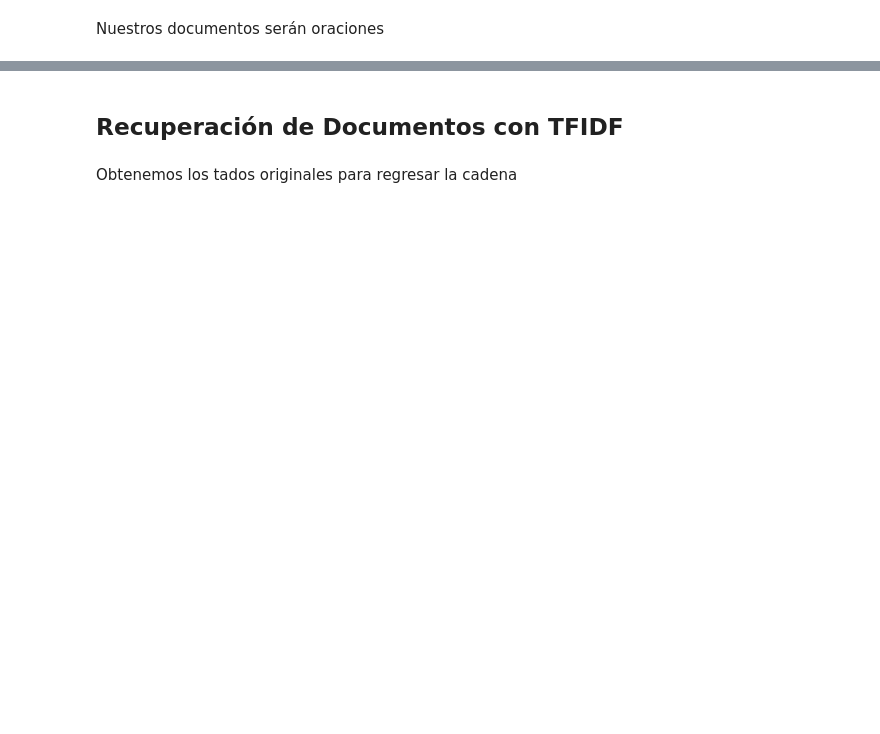
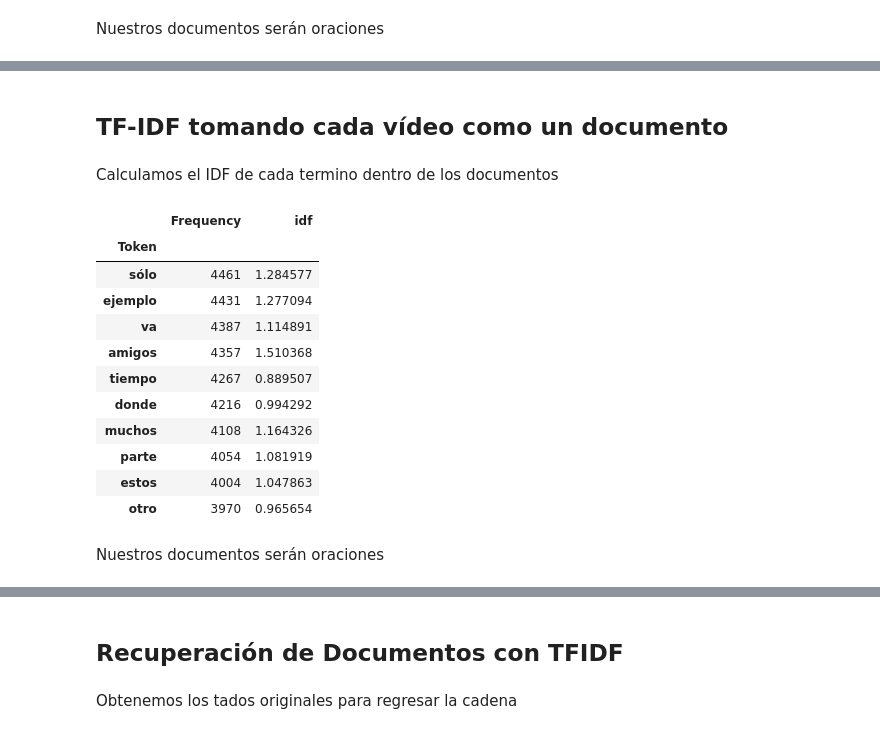
Before and after one commit to KarlaDSJ/PlayPhrase2.0, a Jupyter notebook: notebooks/TF-IDF.ipynb, the cells around one changed output, grey strips where cells are left out. Saved outputs shown, nothing was run; the diff lists cells and outputs as text; code cells hidden in the pictures; blank space fills up the shorter version.

```diff
--- a/notebooks/TF-IDF.ipynb
+++ b/notebooks/TF-IDF.ipynb
@@ -155,0 +159,6 @@ for doc, token_list in documents.items():
+# %% [markdown]
+## TF-IDF tomando cada vídeo como un documento
+# %% [markdown]
+Calculamos el IDF de cada termino dentro de los documentos
+# %%
+tfidf_obj = TFIDF(videos)
@@ -155,0 +167,18 @@ for doc, token_list in documents.items():
+# %%
+tfidf_obj.term_list = "../pkl/term_list.pkl"
+tfidf_obj.term_list[100:110]
+# %% [output]
+|  | Frequency | idf |
+| Token |  |  |
+| sólo | 4461 | 1.284577 |
+| ejemplo | 4431 | 1.277094 |
+| va | 4387 | 1.114891 |
+| amigos | 4357 | 1.510368 |
+| tiempo | 4267 | 0.889507 |
+| donde | 4216 | 0.994292 |
+| muchos | 4108 | 1.164326 |
+| parte | 4054 | 1.081919 |
+| estos | 4004 | 1.047863 |
+| otro | 3970 | 0.965654 |
+# %% [markdown]
+Nuestros documentos serán oraciones
```
Also changed, not shown: parts of 65 cells of this notebook, 8 other files.
